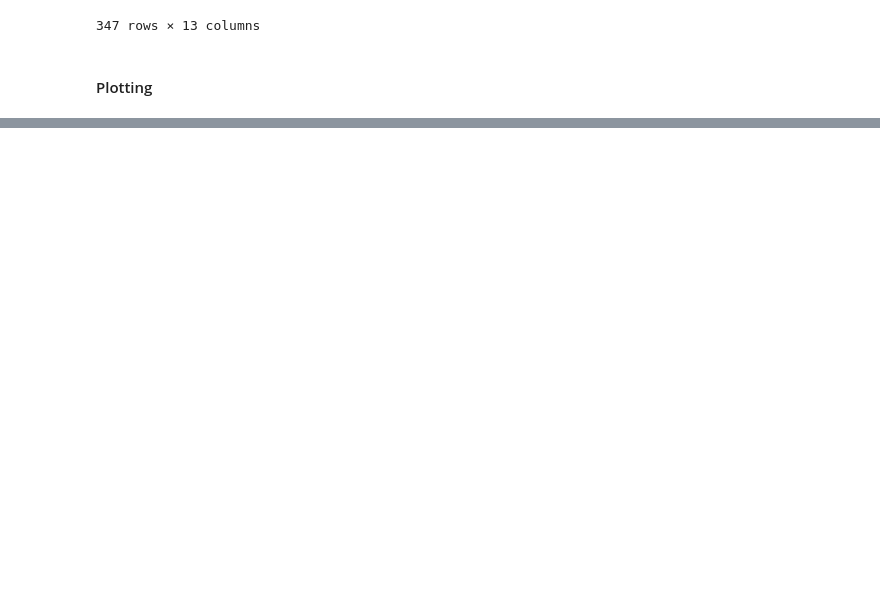
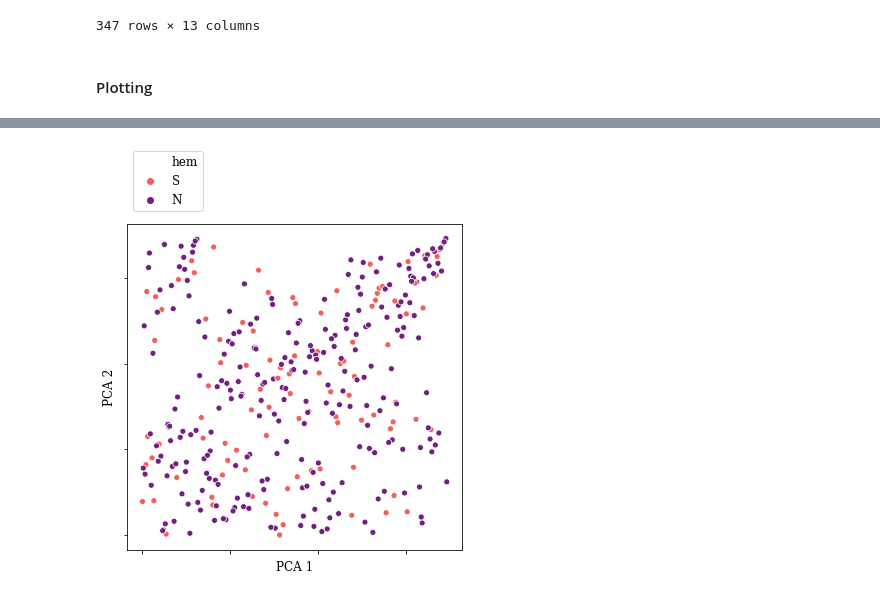
Before and after one commit to DaSh-bash/AfricanDivide, a Jupyter notebook: AfricanDivideAnalysis.ipynb, the cells around one changed output, grey strips where cells are left out. Cells and saved outputs as stored; diff of their text form; code cells hidden in the pictures; blank space fills up the shorter version.

```diff
--- a/AfricanDivideAnalysis.ipynb
+++ b/AfricanDivideAnalysis.ipynb
@@ -159,3 +146,25 @@ plt.show()
+# %%
+#print(df['loc'])
+sns.scatterplot(x=df['PCA1'], y=df['PCA2'], hue=df['hem'],palette="magma_r")
+#sns.barplot(x=chroname, y=repcov) #, palette="deep") #, ax=ax3)
+plt.ylabel("PCA 2")
+plt.xlabel("PCA 1")
+plt.xticks(rotation=90)
+#plt.axis('off')
+plt.xticks([0,100,200,300],[])
+plt.yticks([0,100,200,300],[])
+ml.rcParams['figure.figsize'] = (6.0, 6.0)
+#plt.legend(loc='center left', bbox_to_anchor=(1, 0.5),
+           #ncol=2, mode="expand", borderaxespad=0.4)
+
+plt.legend(bbox_to_anchor=(0., 1.02, 1., .102), loc='lower left')#,
+          #ncol=5, mode="expand", borderaxespad=0.4)
+#plt.legend([])
+#plt.legend('',frameon=False)
+plt.savefig("/Users/dshipilina/GitHub/AfricanDivide/PCA1_2_NvsS.png",bbox_inches="tight")
+plt.show()
+# %% [output]
+[figure, added]
 # %%
 txt2 = open("pacbio.hic.scaflen.merge.txt").read()
 split_file2 = txt2.split('\n')
```
Also changed, not shown: parts of 3 cells of this notebook, 4 other files.
